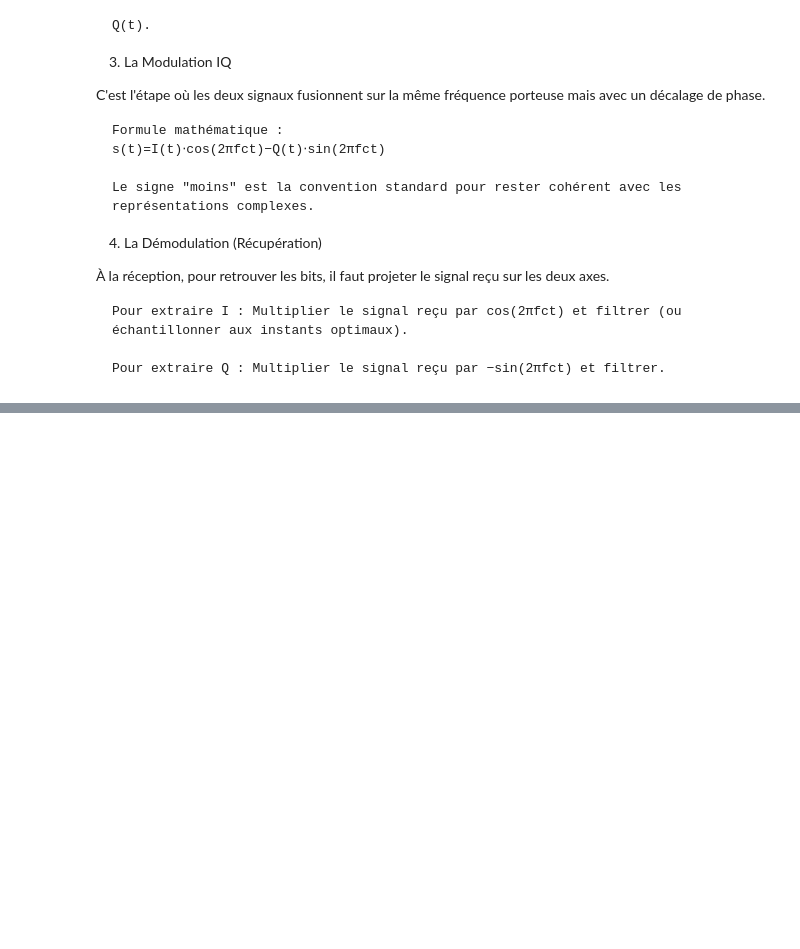
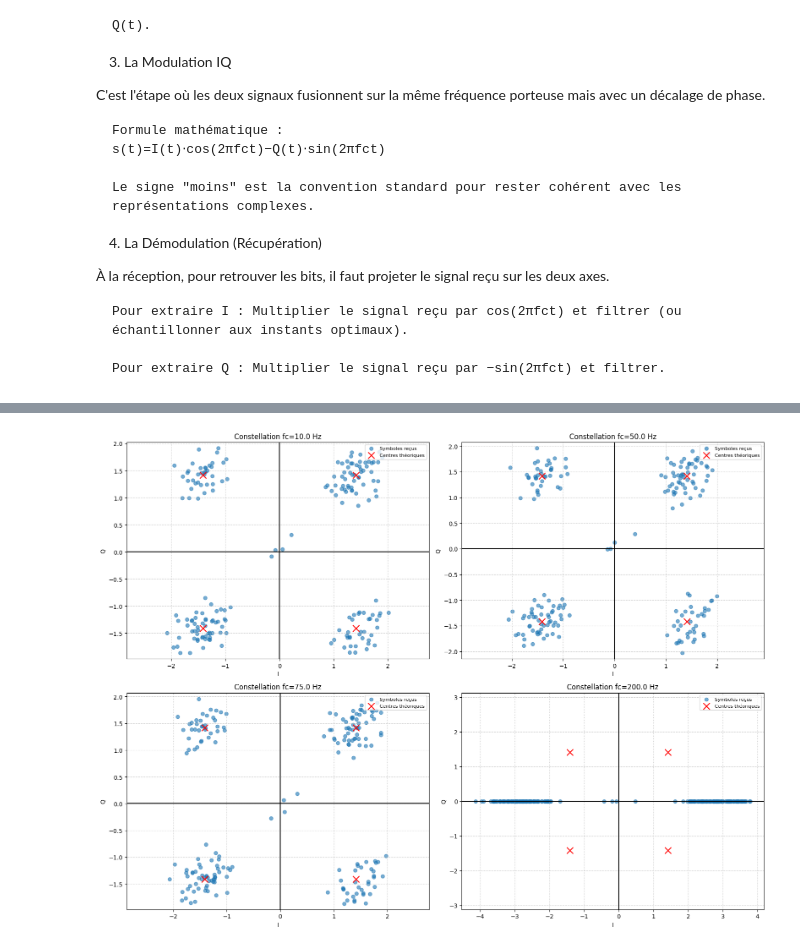
Before and after one commit to zomboky/space-telecommunications, a Jupyter notebook: versiont1.ipynb, the cells around one changed output, grey strips where cells are left out. Drawn from its saved outputs; the diff is of its cells as text; code cells hidden in the pictures; blank space fills up the shorter version.

Commit message:
QPSK optimisé

```diff
--- a/versiont1.ipynb
+++ b/versiont1.ipynb
@@ -796,0 +699,65 @@ plt.show()
+# %%
+# %%
+# =========================================
+# TEST DE LA CONSTELLATION POUR DIFFÉRENTS fc
+# =========================================
+
+fc_list = [10/T, 50/T, 75/T, 200/T]  # Liste des porteuses à tester
+attenuation_qpsk = 0.5
+sigma_bruit_qpsk = 0.05  # Sans bruit pour bien voir les centres
+
+plt.figure(figsize=(16, 12))
+
+for i, fc_test in enumerate(fc_list):
+    # --- Modulation IQ ---
+    signal_emis = baseband_I * np.cos(2 * np.pi * fc_test * t_signal) - \
+                  baseband_Q * np.sin(2 * np.pi * fc_test * t_signal)
+
+    # --- Canal (juste atténuation) ---
+    signal_recu_test = attenuation_qpsk * signal_emis + np.random.normal(0, sigma_bruit_qpsk, len(signal_emis))
+
+    # --- Démodulation IQ ---
+    i_raw = signal_recu_test * np.cos(2 * np.pi * fc_test * t_signal) * 2
+    q_raw = -signal_recu_test * np.sin(2 * np.pi * fc_test * t_signal) * 2
+
+    i_filt = np.convolve(i_raw, h_rc, mode='same')
+    q_filt = np.convolve(q_raw, h_rc, mode='same')
+
+    # --- Échantillonnage synchronisé ---
+    delay = int((span * T / 2) / dt)
+    samples_per_symbol = int(T / dt)
+    symb_I = []
+    symb_Q = []
+
+    num_symbols = len(bits) // 2
+    for k in range(num_symbols):
+        idx = delay + k * samples_per_symbol
+        if idx < len(i_filt):
+            symb_I.append(i_filt[idx])
+            symb_Q.append(q_filt[idx])
+
+    symb_I = np.array(symb_I)
+    symb_Q = np.array(symb_Q)
+
+    # --- Tracé ---
+    plt.subplot(2, 2, i+1)
+    plt.scatter(symb_I, symb_Q, alpha=0.6, label="Symboles reçus")
+    A_att = A * attenuation_qpsk
+    theo = np.array([[ A_att,  A_att],
+                     [-A_att,  A_att],
+                     [-A_att, -A_att],
+                     [ A_att, -A_att]])
+    plt.scatter(theo[:,0], theo[:,1], c='red', s=120, marker='x', label="Centres théoriques")
+    plt.axhline(0,color='black')
+    plt.axvline(0,color='black')
+    plt.grid(True, linestyle=':')
+    plt.axis('equal')
+    plt.title(f"Constellation fc={fc_test:.1f} Hz")
+    plt.xlabel("I")
+    plt.ylabel("Q")
+    plt.legend(loc='upper right', fontsize=8)
+
+plt.tight_layout()
+plt.show()
+# %% [output]
+[figure, added]
```
Also changed, not shown: parts of 17 cells of this notebook.
